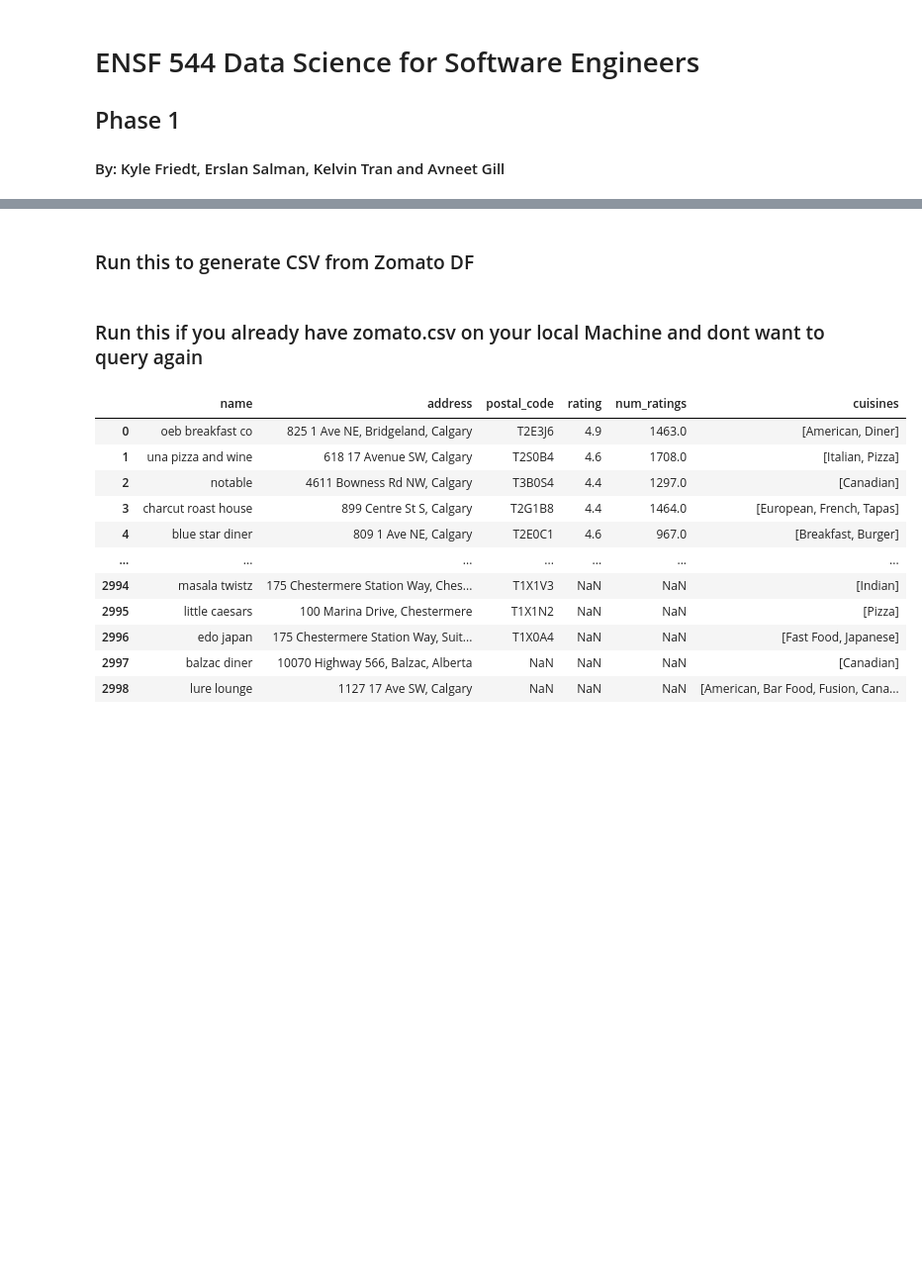
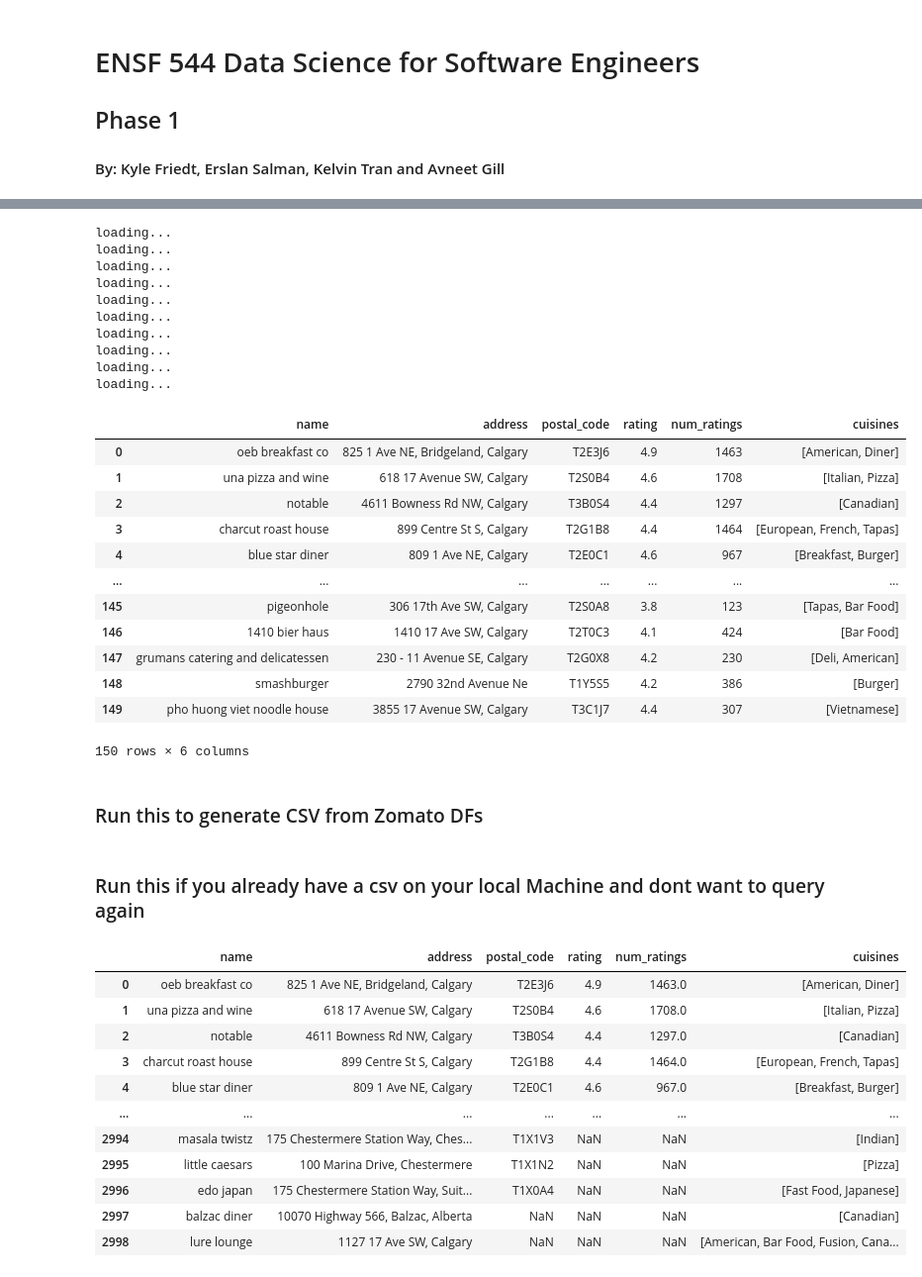
Before and after one commit to avneetgill/ensf544Project, a Jupyter notebook: Phase1.ipynb, the cells around one changed output, grey strips where cells are left out. Shown at 99% size. Drawn from its saved outputs; the diff is of its cells as text; code cells hidden in the pictures; blank space fills up the shorter version.

```diff
--- a/Phase1.ipynb
+++ b/Phase1.ipynb
@@ -220,5 +177,54 @@ def clean_name(x):
 def clean_name_column(df):
     df.name = df.name.apply(clean_name)
     return df
+# %%
+#CALGARY
+calgary_url = "https://www.zomato.com/calgary/restaurants"
+calgary_html = get_page_html(calgary_url)
+calgary_parser = BeautifulSoup(calgary_html, 'html.parser')
+
+calgary_df = get_resturant_data(calgary_parser)
+calgary_df = clean_name_column(calgary_df)
+calgary_df
+
+#TORONTO
+toronto_url = "https://www.zomato.com/toronto/restaurants"
+toronto_html = get_page_html(toronto_url)
+toronto_parser = BeautifulSoup(toronto_html, 'html.parser')
+
+toronto_df = get_resturant_data(toronto_parser)
+toronto_df = clean_name_column(toronto_df)
+
+#MONTREAL
+montreal_url = "https://www.zomato.com/montreal/restaurants"
+montreal_html = get_page_html(montreal_url)
+montreal_parser = BeautifulSoup(montreal_html, 'html.parser')
+
+montreal_df = get_resturant_data(montreal_parser)
+montreal_df = clean_name_column(montreal_df)
+# %% [output]
+loading...
+loading...
+loading...
+loading...
+loading...
+loading...
+loading...
+loading...
+loading...
+loading...
+|  | name | address | postal_code | rating | num_ratings | cuisines |
+| 0 | oeb breakfast co | 825 1 Ave NE, Bridgeland, Calgary | T2E3J6 | 4.9 | 1463 | [American, Diner] |
+| 1 | una pizza and wine | 618 17 Avenue SW, Calgary | T2S0B4 | 4.6 | 1708 | [Italian, Pizza] |
+| 2 | notable | 4611 Bowness Rd NW, Calgary | T3B0S4 | 4.4 | 1297 | [Canadian] |
+| 3 | charcut roast house | 899 Centre St S, Calgary | T2G1B8 | 4.4 | 1464 | [European, French, Tapas] |
+| 4 | blue star diner | 809 1 Ave NE, Calgary | T2E0C1 | 4.6 | 967 | [Breakfast, Burger] |
+| ... | ... | ... | ... | ... | ... | ... |
+| 145 | pigeonhole | 306 17th Ave SW, Calgary | T2S0A8 | 3.8 | 123 | [Tapas, Bar Food] |
+| 146 | 1410 bier haus | 1410 17 Ave SW, Calgary | T2T0C3 | 4.1 | 424 | [Bar Food] |
+| 147 | grumans catering and delicatessen | 230 - 11 Avenue SE, Calgary | T2G0X8 | 4.2 | 230 | [Deli, American] |
+| 148 | smashburger | 2790 32nd Avenue Ne | T1Y5S5 | 4.2 | 386 | [Burger] |
+| 149 | pho huong viet noodle house | 3855 17 Avenue SW, Calgary | T3C1J7 | 4.4 | 307 | [Vietnamese] |
+150 rows × 6 columns
 # %% [markdown]
-### Run this to generate CSV from Zomato DF
+### Run this to generate CSV from Zomato DFs
@@ -227,3 +235,3 @@ zomato_df.to_csv("zomato.csv",index = False)
 # %% [markdown]
-### Run this if you already have zomato.csv on your local Machine and dont want to query again
+### Run this if you already have a csv on your local Machine and dont want to query again
 # %%
```
Also changed, not shown: parts of 20 cells of this notebook.
